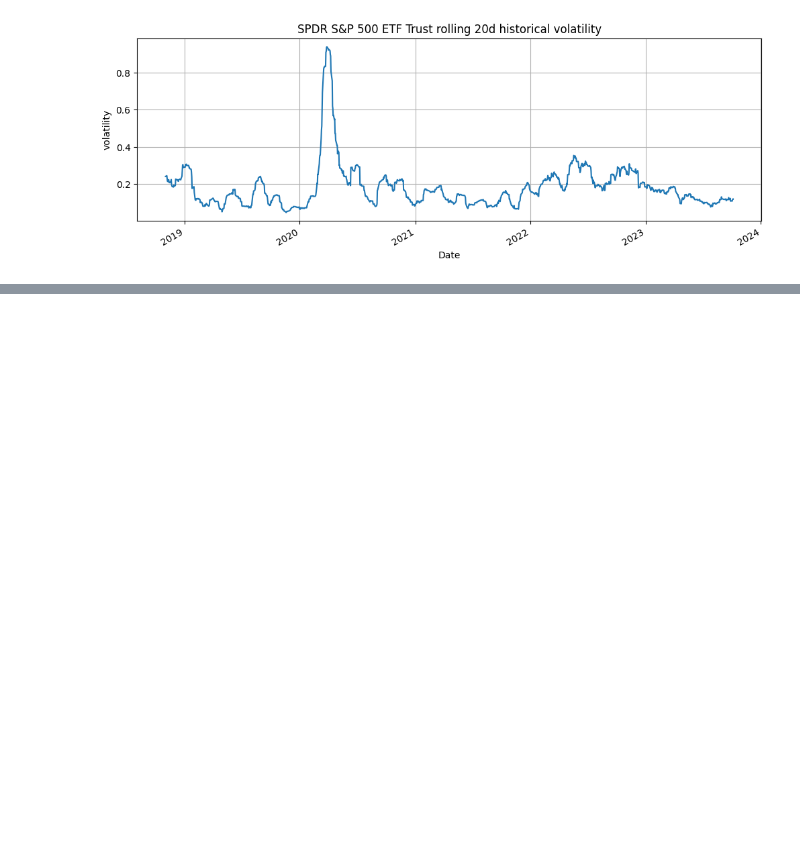
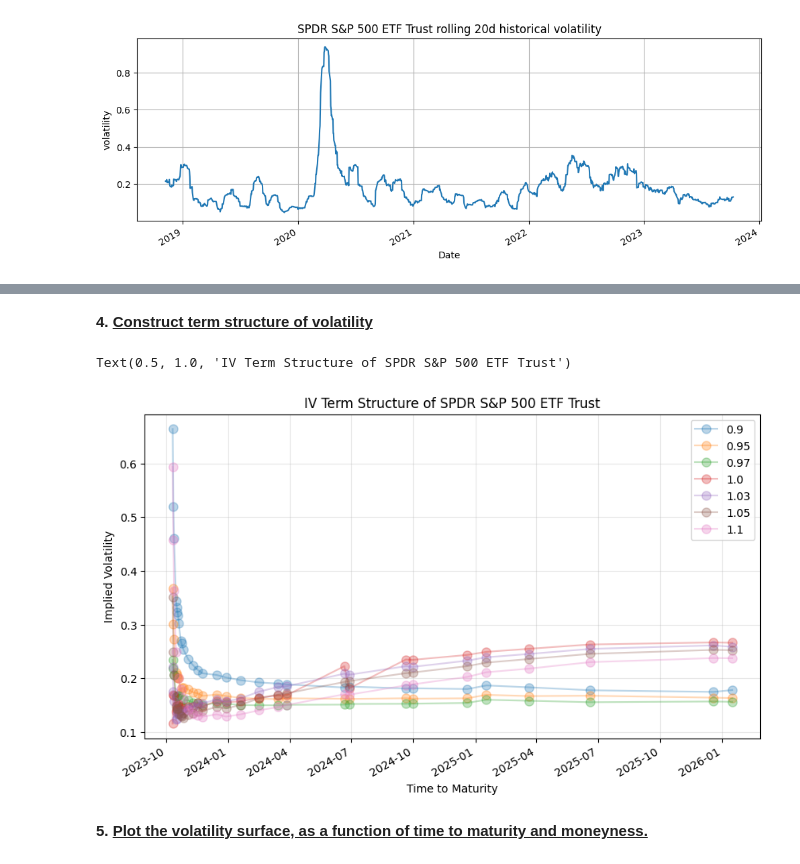
Before and after one commit to laic0022/FN6808_Derivative_Securities, a Jupyter notebook: Course_Project.ipynb, the cells around one changed output, grey strips where cells are left out. Cells and saved outputs as stored; diff of their text form; code cells hidden in the pictures; blank space fills up the shorter version.

```diff
--- a/Course_Project.ipynb
+++ b/Course_Project.ipynb
@@ -101,2 +118,2 @@ us3m_bond.history(period="1mo")
 # %%
-pxlast = df.Close.iloc[-1]
+spot = tk.history()["Close"].iloc[-1]
@@ -136,0 +147,13 @@ Name: impliedVolatility, dtype: float64
+# %% [markdown]
+<b> 4. <u>Construct term structure of volatility</u></b>
+# %%
+ax = iv_surface.transpose()[[0.9,0.95,0.97,1,1.03,1.05,1.1]].plot(figsize=(10,6), style='-o', alpha = 0.3, ms=8)
+ax.grid(alpha = 0.3)
+ax.set_xlabel("Time to Maturity")
+ax.set_ylabel("Implied Volatility")
+ax.set_title('IV Term Structure of '+tk.info['longName'])
+# %% [output]
+Text(0.5, 1.0, 'IV Term Structure of SPDR S&P 500 ETF Trust')
+[figure, added]
+# %% [markdown]
+<b> 5. <u>Plot the volatility surface, as a function of time to maturity and moneyness.</u></b>
```
Also changed, not shown: parts of 30 cells of this notebook.
